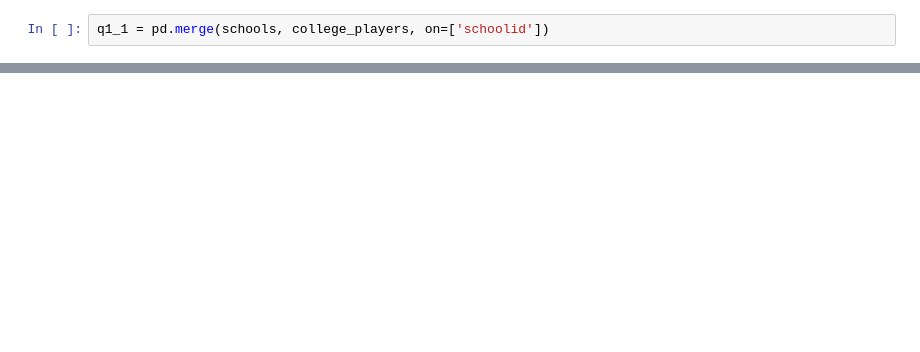
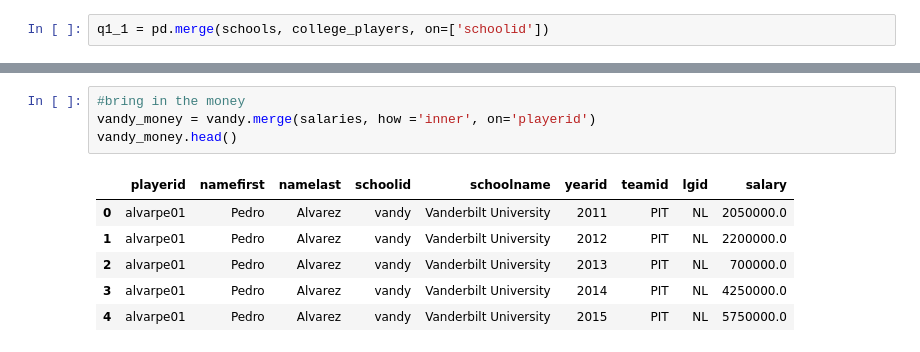
Before and after one commit to megan2/lahman-baseball-python-megan2, a Jupyter notebook: lahman_python.ipynb, the cells around one changed output, grey strips where cells are left out. Saved outputs shown, nothing was run; the diff lists cells and outputs as text; blank space fills up the shorter version.

```diff
--- a/lahman_python.ipynb
+++ b/lahman_python.ipynb
@@ -90,0 +157,11 @@ Series([], Name: namefirst, dtype: object)
+# %%
+#bring in the money
+vandy_money = vandy.merge(salaries, how ='inner', on='playerid')
+vandy_money.head()
+# %% [output]
+|  | playerid | namefirst | namelast | schoolid | schoolname | yearid | teamid | lgid | salary |
+| 0 | alvarpe01 | Pedro | Alvarez | vandy | Vanderbilt University | 2011 | PIT | NL | 2050000.0 |
+| 1 | alvarpe01 | Pedro | Alvarez | vandy | Vanderbilt University | 2012 | PIT | NL | 2200000.0 |
+| 2 | alvarpe01 | Pedro | Alvarez | vandy | Vanderbilt University | 2013 | PIT | NL | 700000.0 |
+| 3 | alvarpe01 | Pedro | Alvarez | vandy | Vanderbilt University | 2014 | PIT | NL | 4250000.0 |
+| 4 | alvarpe01 | Pedro | Alvarez | vandy | Vanderbilt University | 2015 | PIT | NL | 5750000.0 |
```
Also changed, not shown: parts of 32 cells of this notebook.
